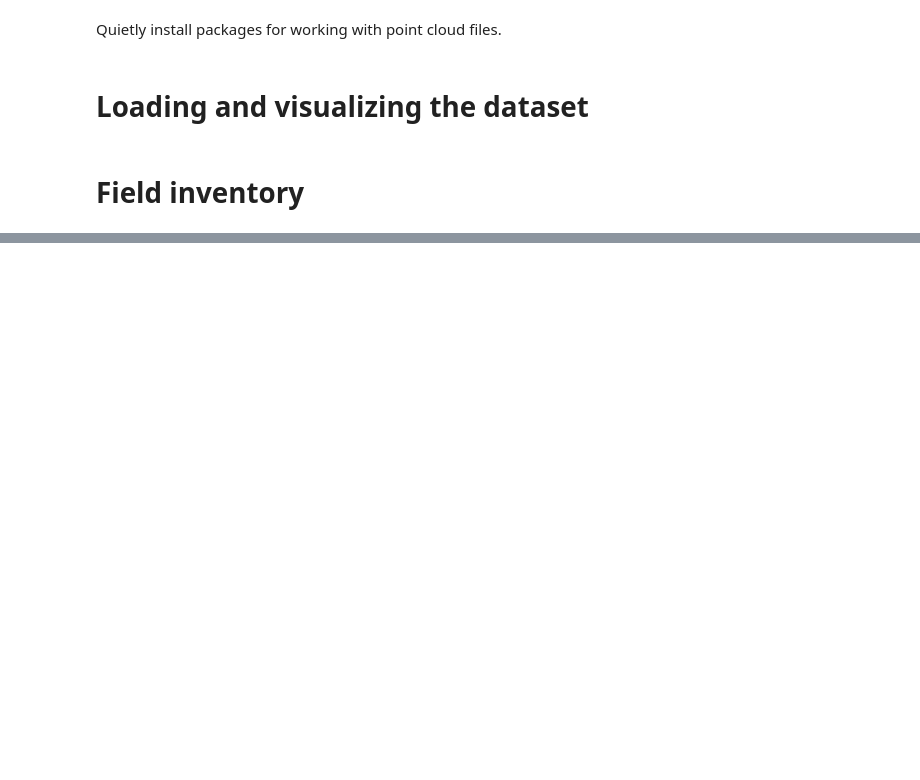
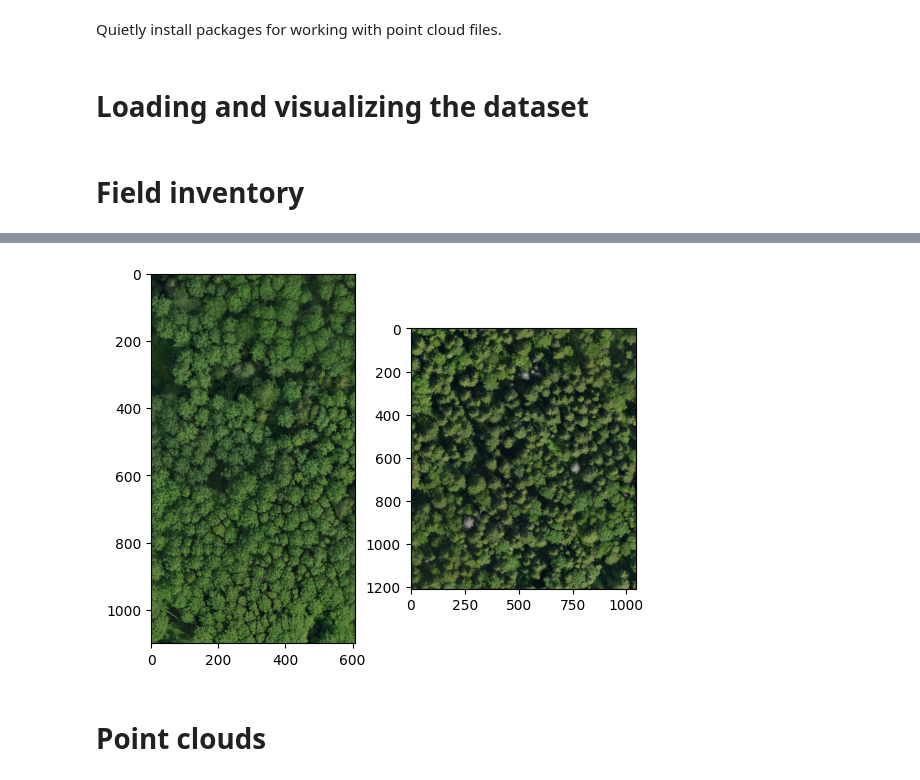
Before and after one commit to pariaighanian/LiDAR-Based-Tree-Detection, a Jupyter notebook: EDA.ipynb, the cells around one changed output, grey strips where cells are left out. Drawn from its saved outputs; the diff is of its cells as text; code cells hidden in the pictures; blank space fills up the shorter version.

```diff
--- a/EDA.ipynb
+++ b/EDA.ipynb
@@ -27,0 +93,14 @@ counts["Type"] = counts["species"].map(lambda x: "Coniferous" if x in conifiers
+# %%
+with rasterio.open("data/ortho/plot_01.tif") as f:
+    p1 = f.read()
+
+with rasterio.open("data/ortho/plot_06.tif") as f:
+    p6 = f.read()
+# %%
+fig, axes = plt.subplots(1, 2)
+axes[0].imshow(np.rollaxis(p1, 0, 3) / 255.0, clim=(0, 255))
+axes[1].imshow(np.rollaxis(p6, 0, 3) / 255.0, clim=(0, 255));
+# %% [output]
+[figure, added]
+# %% [markdown]
+# Point clouds
```
Also changed, not shown: parts of 13 cells of this notebook, 21 other files.
